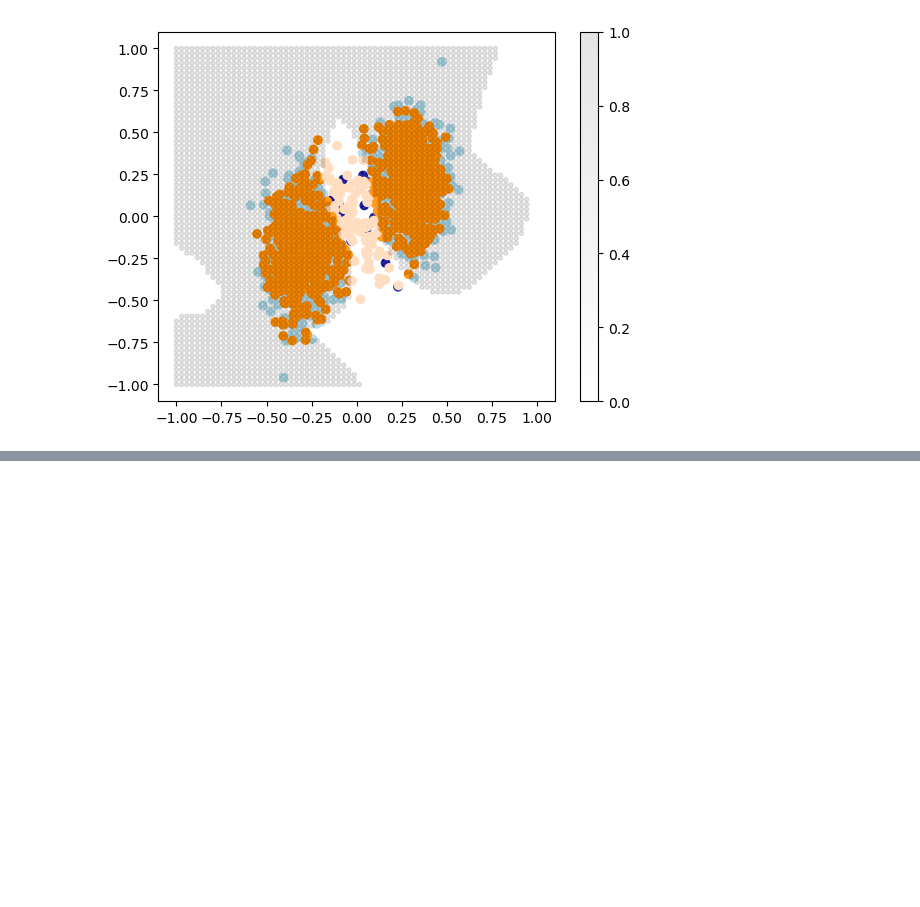
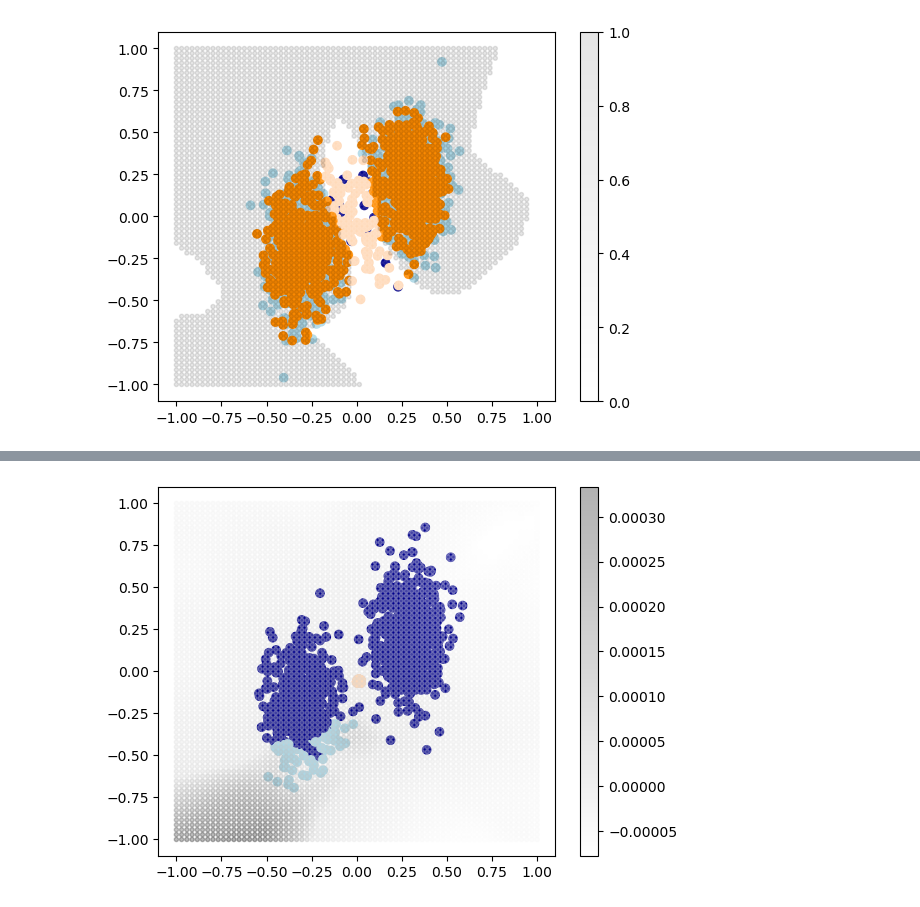
Before and after one commit to vincentbriat/machine-learning-practice, a Jupyter notebook: GAN investigation.ipynb, the cells around one changed output, grey strips where cells are left out. Drawn from its saved outputs; the diff is of its cells as text; code cells hidden in the pictures; blank space fills up the shorter version.

```diff
--- a/GAN investigation.ipynb
+++ b/GAN investigation.ipynb
@@ -662,0 +654,14 @@ tensor([[ 0.4784,  0.4621],
+# %%
+# c = 1 sees a divergence quickly
+c = 1e-1
+gene_w2 = Generator()
+disc_w2 = Discriminator()
+wgan2 = Wasserstein_GAN(gene_w2, disc_w2, weight_boundary = c)
+# %%
+wgan2.set_lr(c*5e-3)
+# %%
+noise = torch.rand(1000, 5)
+wgan2.display(noise, real)
+wgan2.visualize(70)
+# %% [output]
+[figure, added]
```
Also changed, not shown: parts of 21 cells of this notebook.
